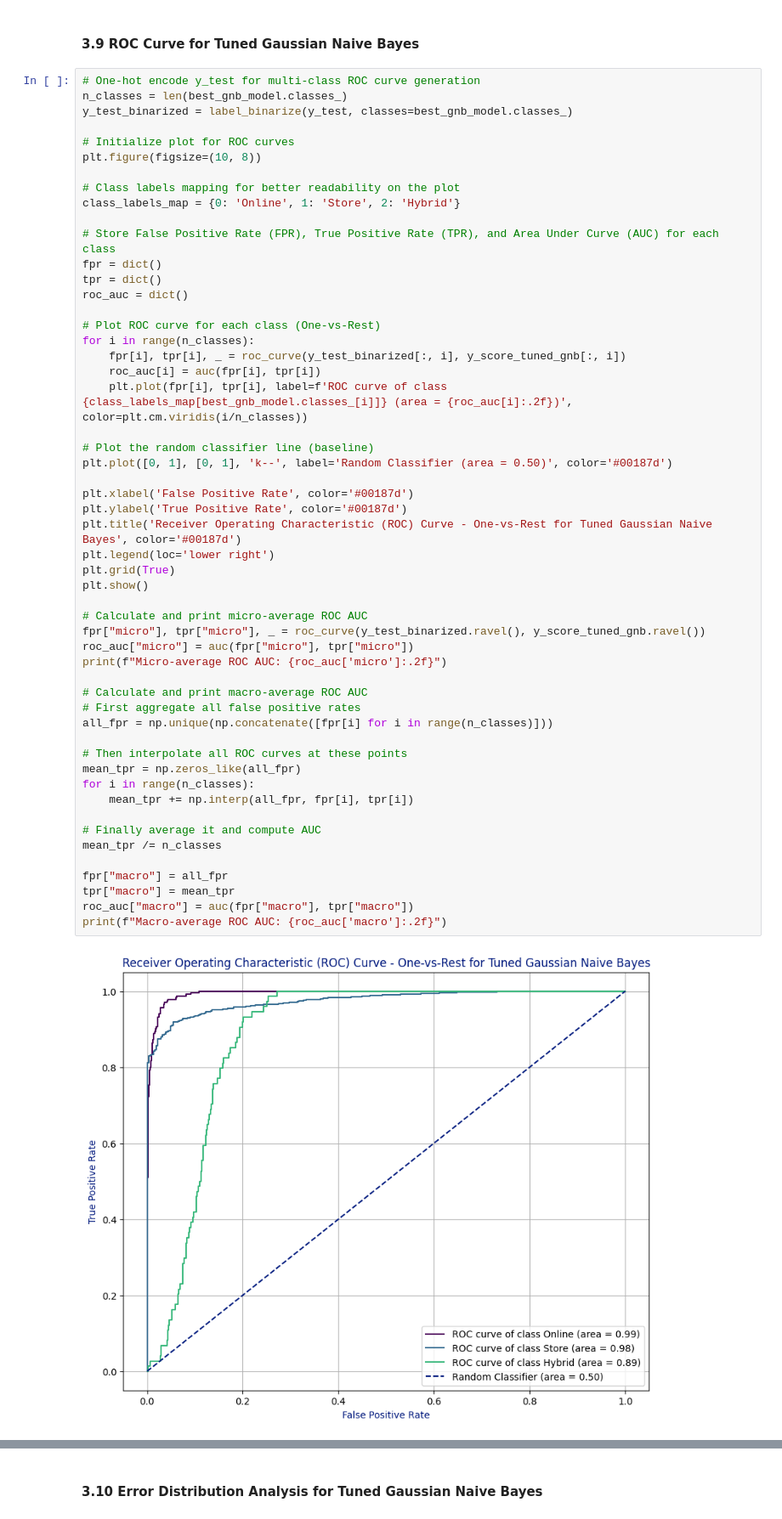
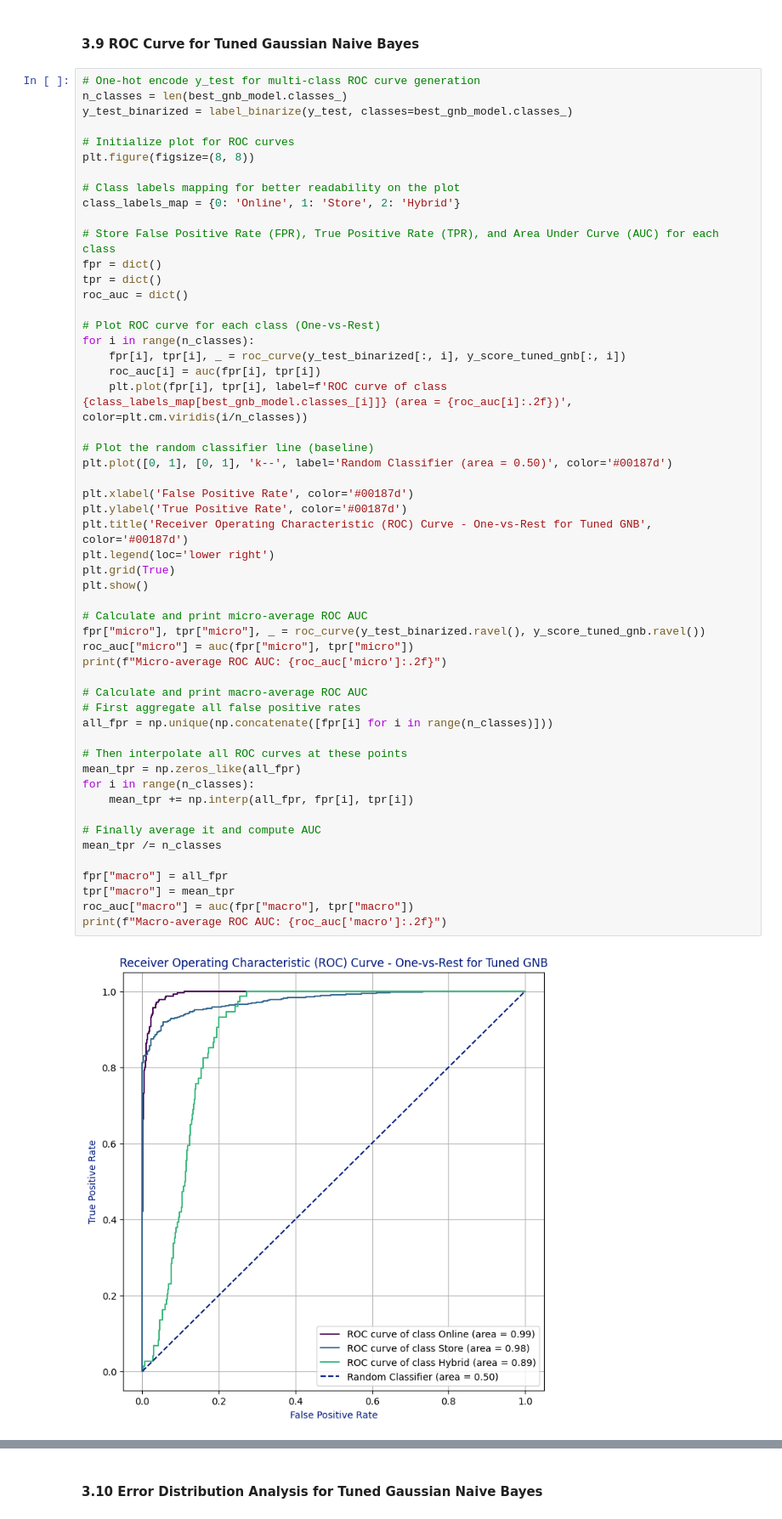
Before and after one commit to eimoehtet/shopping-preferences-prediction, a Jupyter notebook: shopping_behaviour.ipynb, the cells around one changed output, grey strips where cells are left out. Shown at 85% size. Saved outputs shown, nothing was run; the diff lists cells and outputs as text.

```diff
--- a/shopping_behaviour.ipynb
+++ b/shopping_behaviour.ipynb
@@ -419,7 +418,7 @@ n_classes = len(best_gnb_model.classes_)
 y_test_binarized = label_binarize(y_test, classes=best_gnb_model.classes_)
 
 # Initialize plot for ROC curves
-plt.figure(figsize=(10, 8))
+plt.figure(figsize=(8, 8))
 
 # Class labels mapping for better readability on the plot
 class_labels_map = {0: 'Online', 1: 'Store', 2: 'Hybrid'}
@@ -439,35 +438,35 @@ for i in range(n_classes):
 plt.plot([0, 1], [0, 1], 'k--', label='Random Classifier (area = 0.50)', color='#00187d')
 
 plt.xlabel('False Positive Rate', color='#00187d')
 plt.ylabel('True Positive Rate', color='#00187d')
-plt.title('Receiver Operating Characteristic (ROC) Curve - One-vs-Rest for Tuned Gaussian Naive Bayes', color='#00187d')
+plt.title('Receiver Operating Characteristic (ROC) Curve - One-vs-Rest for Tuned GNB', color='#00187d')
 plt.legend(loc='lower right')
 plt.grid(True)
 plt.show()
 
 # Calculate and print micro-average ROC AUC
 fpr["micro"], tpr["micro"], _ = roc_curve(y_test_binarized.ravel(), y_score_tuned_gnb.ravel())
 roc_auc["micro"] = auc(fpr["micro"], tpr["micro"])
 print(f"Micro-average ROC AUC: {roc_auc['micro']:.2f}")
 
 # Calculate and print macro-average ROC AUC
 # First aggregate all false positive rates
 all_fpr = np.unique(np.concatenate([fpr[i] for i in range(n_classes)]))
 
 # Then interpolate all ROC curves at these points
 mean_tpr = np.zeros_like(all_fpr)
 for i in range(n_classes):
     mean_tpr += np.interp(all_fpr, fpr[i], tpr[i])
 
 # Finally average it and compute AUC
 mean_tpr /= n_classes
 
 fpr["macro"] = all_fpr
 tpr["macro"] = mean_tpr
 roc_auc["macro"] = auc(fpr["macro"], tpr["macro"])
 print(f"Macro-average ROC AUC: {roc_auc['macro']:.2f}")
 # %% [output]
-[figure, old version]
+[figure, new version]
 Micro-average ROC AUC: 0.98
 Macro-average ROC AUC: 0.95
 # %% [markdown]
```
Also changed, not shown: parts of 8 cells of this notebook.
